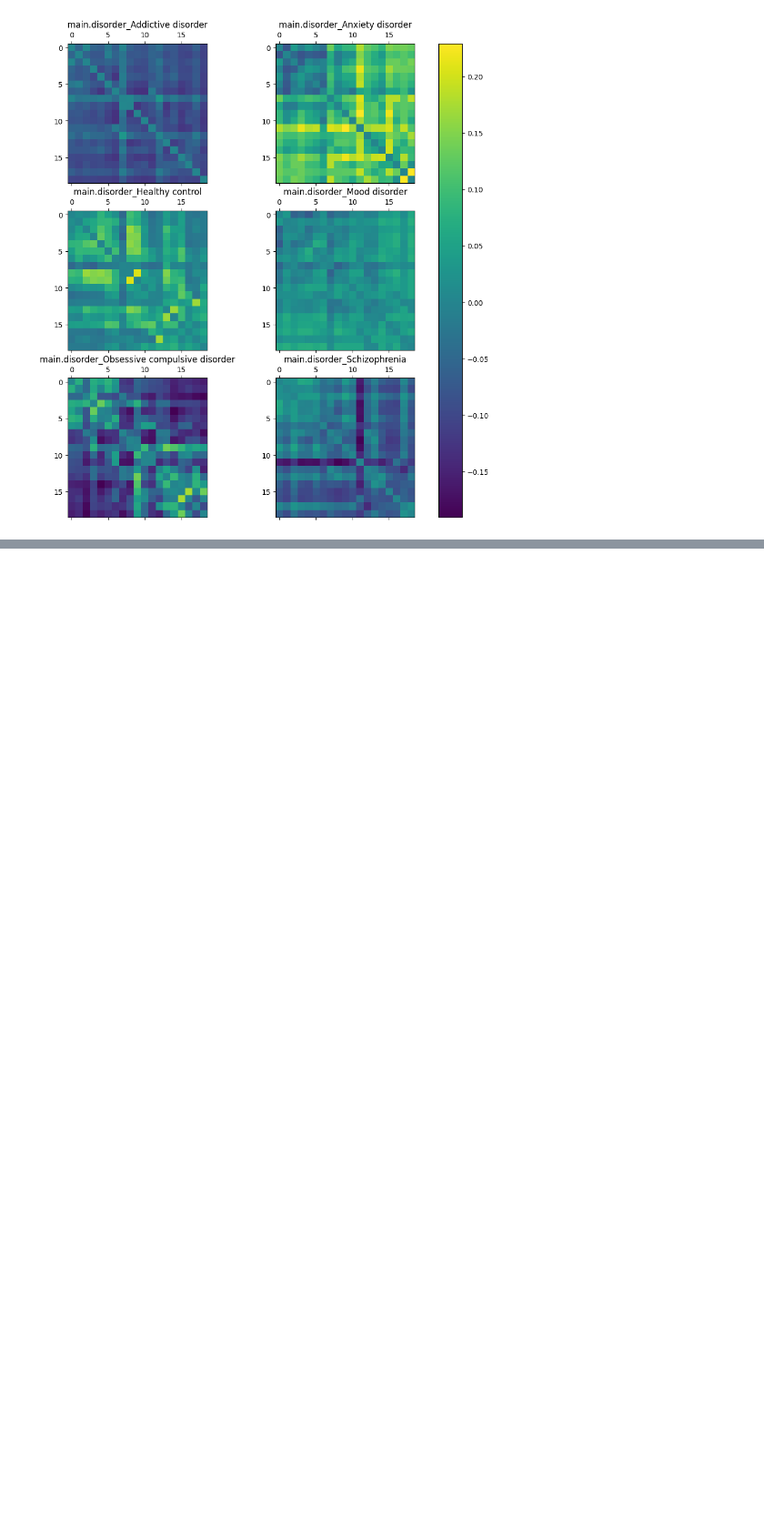
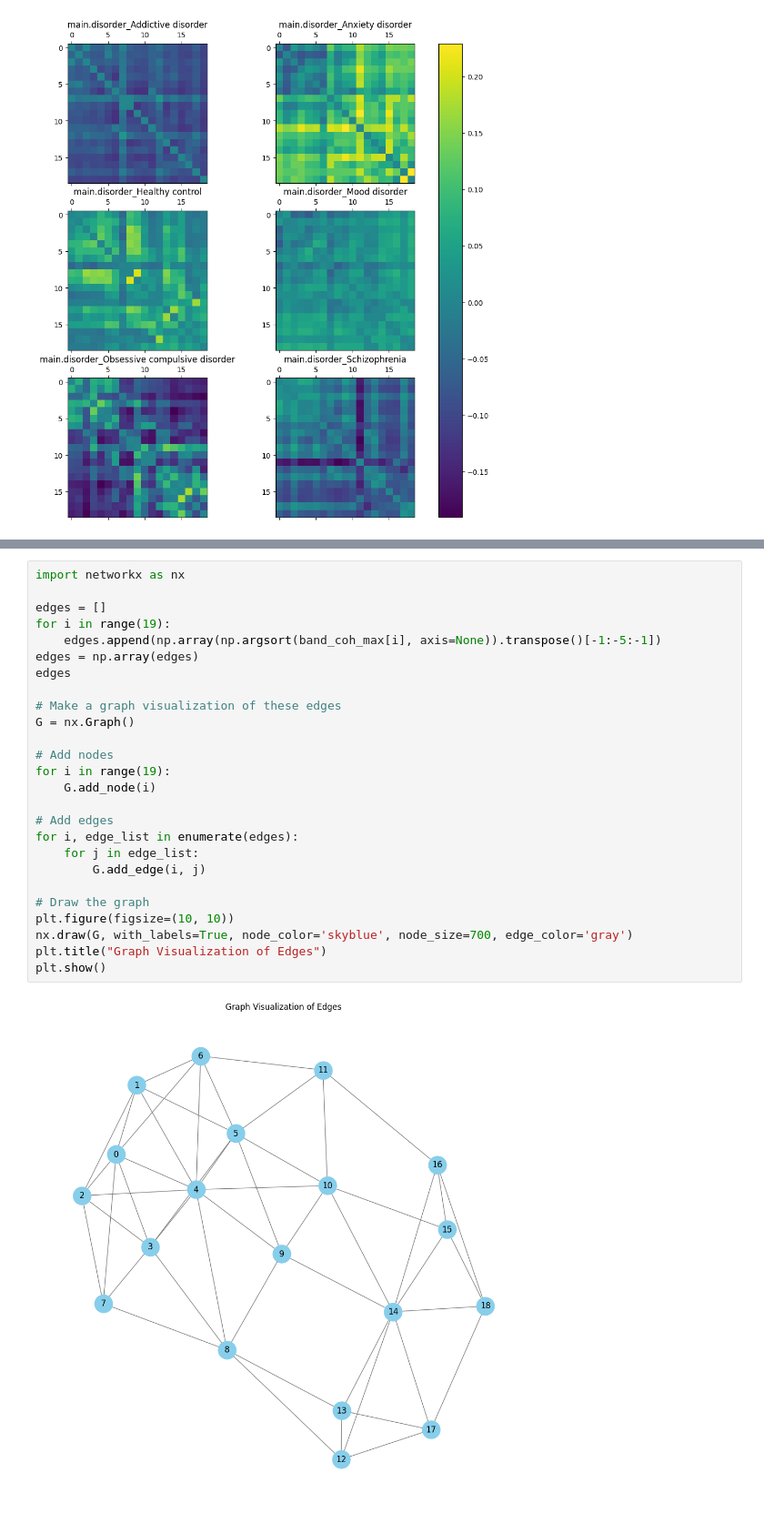
Before and after one commit to benwillallen/RiceDatathon2025, a Jupyter notebook: EDA/correlations.ipynb, the cells around one changed output, grey strips where cells are left out. Shown at 91% size. Saved outputs shown, nothing was run; the diff lists cells and outputs as text; blank space fills up the shorter version.

```diff
--- a/EDA/correlations.ipynb
+++ b/EDA/correlations.ipynb
@@ -172,0 +214,28 @@ fig.colorbar(cax, ax=ax.ravel().tolist())
+# %%
+import networkx as nx
+
+edges = []
+for i in range(19):
+    edges.append(np.array(np.argsort(band_coh_max[i], axis=None)).transpose()[-1:-5:-1])
+edges = np.array(edges)
+edges
+
+# Make a graph visualization of these edges
+G = nx.Graph()
+
+# Add nodes
+for i in range(19):
+    G.add_node(i)
+
+# Add edges
+for i, edge_list in enumerate(edges):
+    for j in edge_list:
+        G.add_edge(i, j)
+
+# Draw the graph
+plt.figure(figsize=(10, 10))
+nx.draw(G, with_labels=True, node_color='skyblue', node_size=700, edge_color='gray')
+plt.title("Graph Visualization of Edges")
+plt.show()
+# %% [output]
+[figure, added]
```
Also changed, not shown: parts of 3 cells of this notebook, 5 other files.
